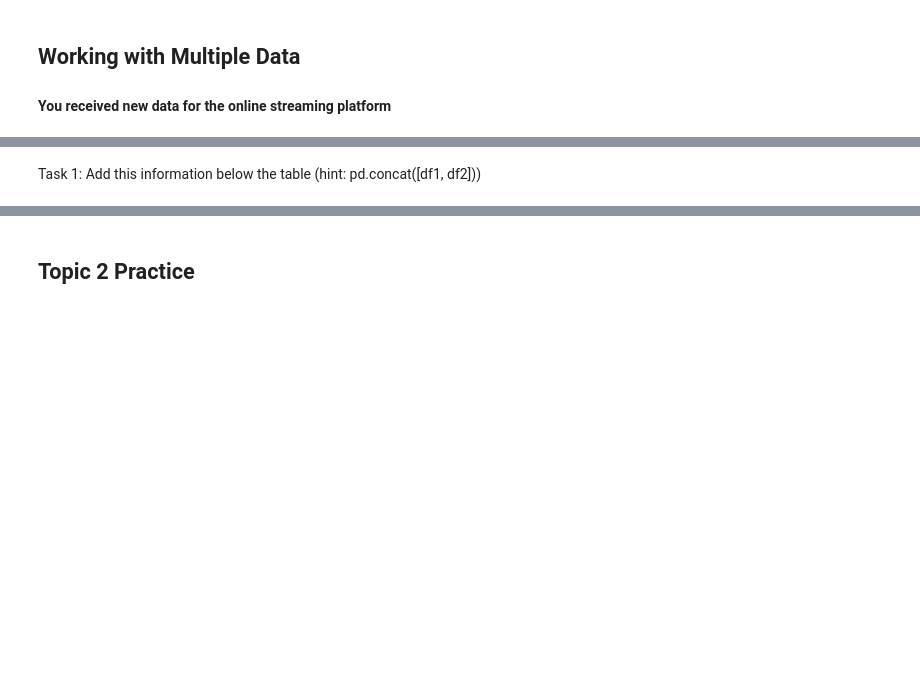
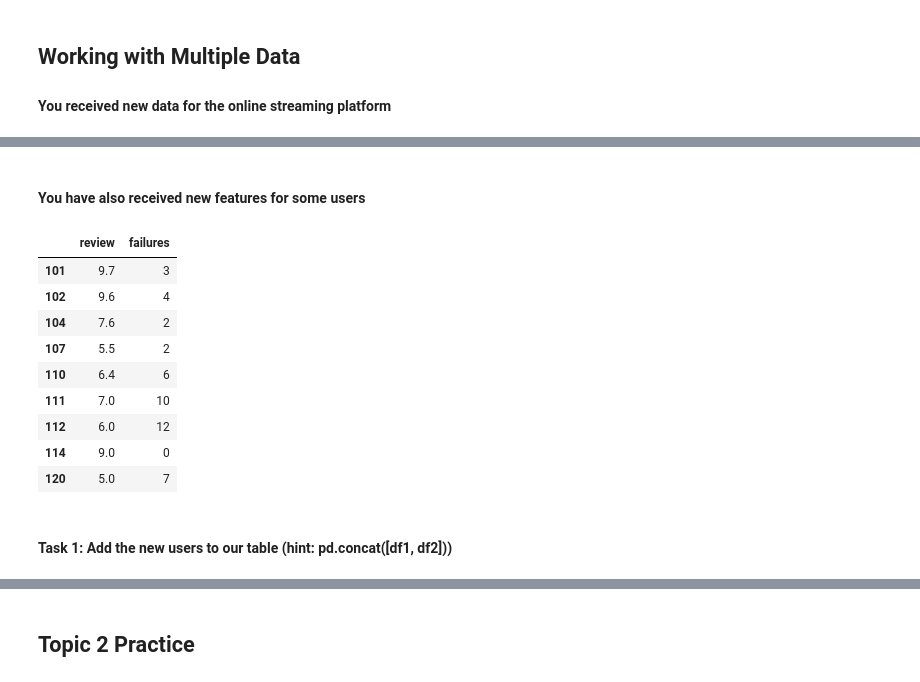
Before and after one commit to christophersoo/bdss-ws2526, a Jupyter notebook: week1/pandas.ipynb, the cells around one changed output, grey strips where cells are left out. Drawn from its saved outputs; the diff is of its cells as text; code cells hidden in the pictures; blank space fills up the shorter version.

```diff
--- a/week1/pandas.ipynb
+++ b/week1/pandas.ipynb
@@ -533,2 +482,22 @@ df_new
+# %% [markdown]
+<h4>You have also received new features for some users</h4>
+# %%
+df_info = pandas.DataFrame({
+    "review": [9.7, 9.6, 7.6, 5.5, 6.4, 7, 6, 9, 5],
+    "failures": [3, 4, 2, 2, 6, 10, 12, 0, 7],
+}, index=[101, 102, 104, 107, 110, 111, 112, 114, 120])
+
+df_info
+# %% [output]
+|  | review | failures |
+| 101 | 9.7 | 3 |
+| 102 | 9.6 | 4 |
+| 104 | 7.6 | 2 |
+| 107 | 5.5 | 2 |
+| 110 | 6.4 | 6 |
+| 111 | 7.0 | 10 |
+| 112 | 6.0 | 12 |
+| 114 | 9.0 | 0 |
+| 120 | 5.0 | 7 |
 # %% [markdown]
-Task 1: Add this information below the table (hint: pd.concat([df1, df2]))
+<h4>Task 1: Add the new users to our table (hint: pd.concat([df1, df2]))</h4>
```
Also changed, not shown: parts of 29 cells of this notebook, 1 other file.
